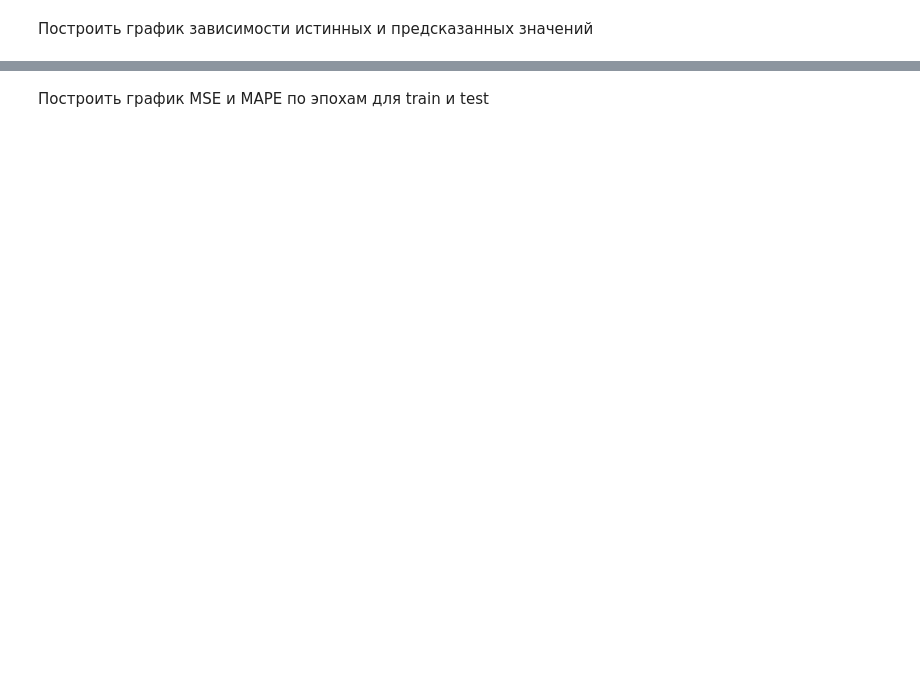
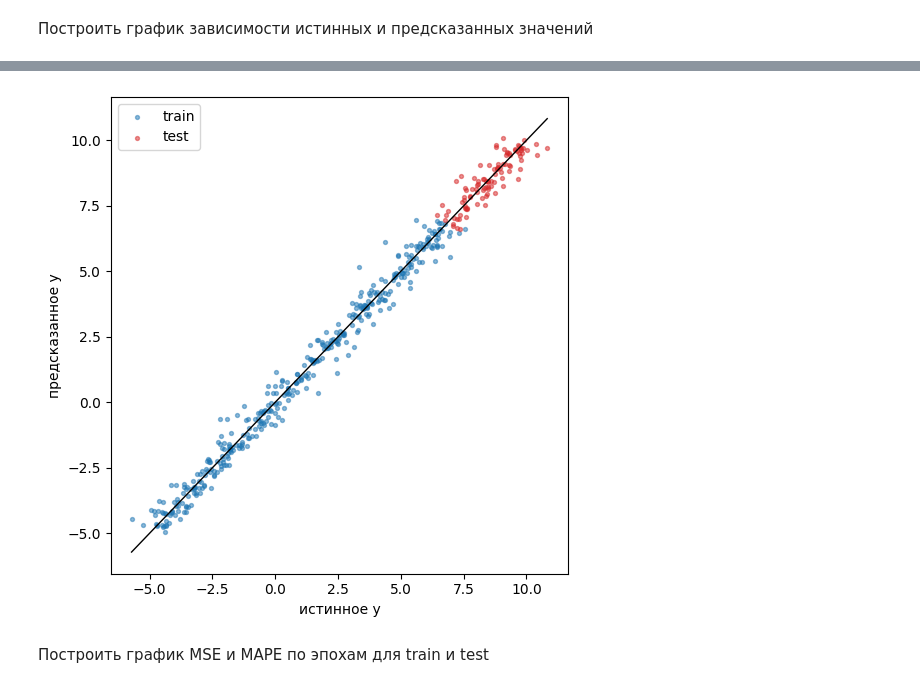
Before and after one commit to CompleWin/ml-journey, a Jupyter notebook: machine-learning/lessons/pavel/lab5/lab5_live.ipynb, the cells around one changed output, grey strips where cells are left out. Cells and saved outputs as stored; diff of their text form; code cells hidden in the pictures; blank space fills up the shorter version.

```diff
--- a/machine-learning/lessons/pavel/lab5/lab5_live.ipynb
+++ b/machine-learning/lessons/pavel/lab5/lab5_live.ipynb
@@ -37,2 +171,16 @@ $$e = y - \hat{y}, \qquad w \leftarrow w + \eta\, e\, z, \qquad b \leftarrow b +
+# %%
+lims = [y.min(), y.max()]
+
+plt.figure(figsize=(5.5, 5.5))
+plt.scatter(y_train, pred_train, s=8, alpha=0.5, label="train")
+plt.scatter(y_test, pred_test, s=8, alpha=0.5, color="tab:red", label="test")
+plt.plot(lims, lims, color="black", linewidth=1)
+plt.xlabel("истинное y")
+plt.ylabel("предсказанное y")
+plt.legend()
+plt.tight_layout()
+plt.show()
+# %% [output]
+[figure, added]
 # %% [markdown]
 Построить график MSE и MAPE по эпохам для train и test
```
Also changed, not shown: parts of 11 cells of this notebook, 3 other files.
